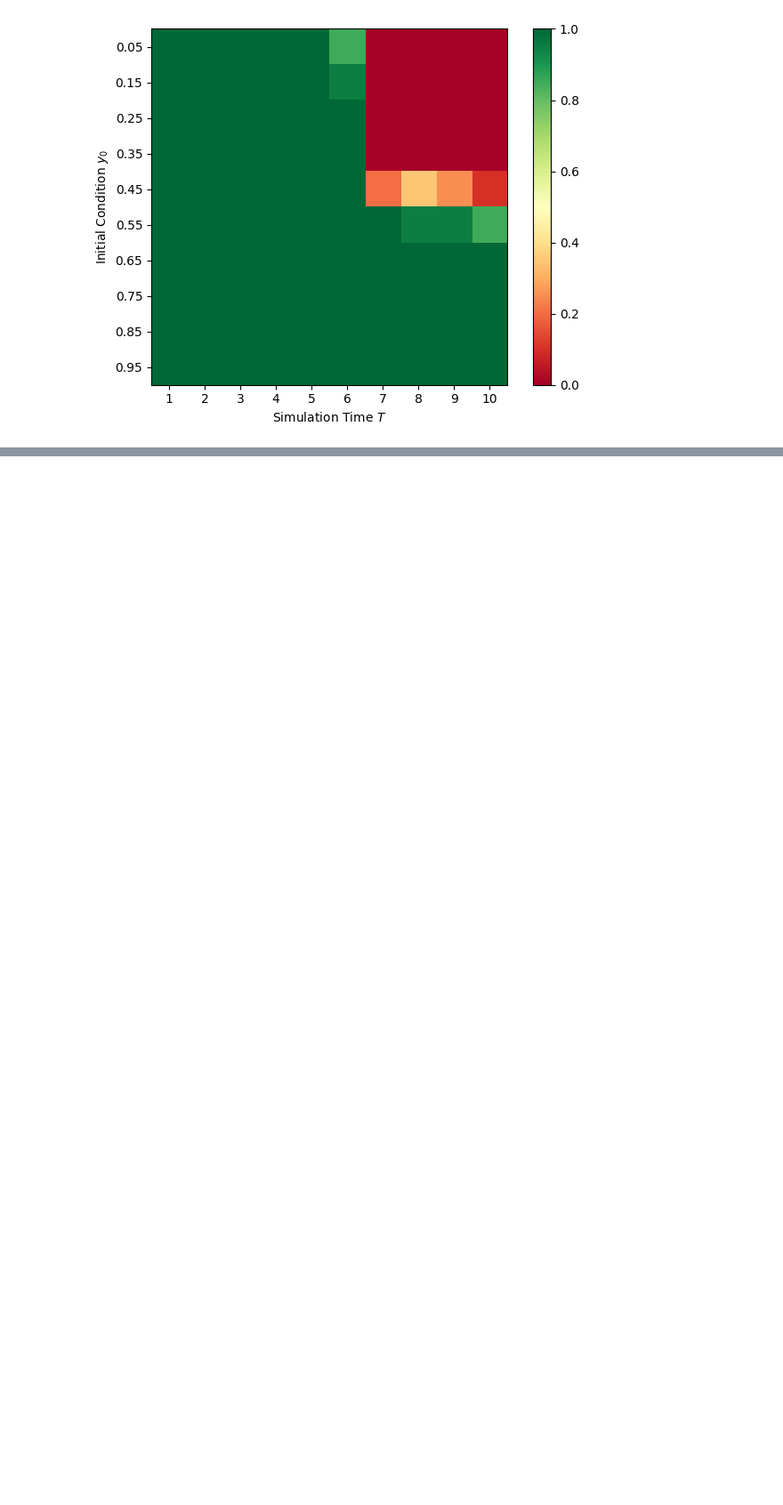
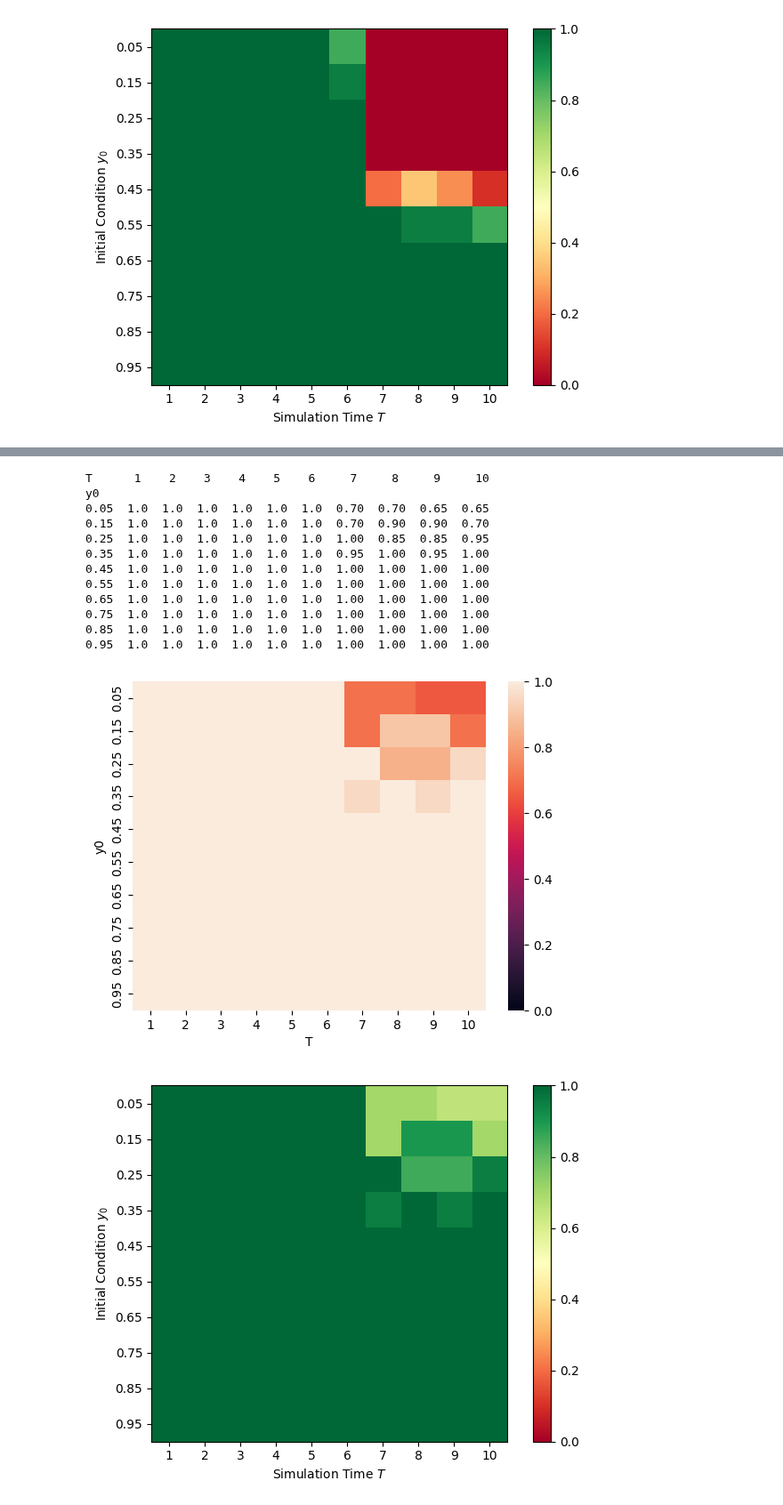
Before and after one commit to losmib/PINNs_fixed_points, a Jupyter notebook: toy_example/results_visualizations.ipynb, the cells around one changed output, grey strips where cells are left out. Shown at 89% size. Cells and saved outputs as stored; diff of their text form; code cells hidden in the pictures; blank space fills up the shorter version.

```diff
--- a/toy_example/results_visualizations.ipynb
+++ b/toy_example/results_visualizations.ipynb
@@ -92 +106,51 @@ for settings in results["T-y0"].unique():
 ValueError: zero-size array to reduction operation fmin which has no identity
+# %%
+import os
+import pandas as pd
+from matplotlib import pyplot as plt
+import seaborn as sns
+
+table_list = []
+for filename in os.listdir("regularized_PINN"):
+    data = pd.read_csv(f"regularized_PINN/{filename}")
+    table_list.append(data)
+
+table = pd.concat(table_list)
+
+table = pd.pivot_table(table, values="loss_successes_percent", index="y0", columns="T")
+table.to_csv("regularized_results_full.csv")
+print(table)
+sns.heatmap(table, vmin=0, vmax=1)
+plt.show()
+
+fig, ax = plt.subplots()
+
+ims = ax.imshow(table, cmap='RdYlGn', vmin=0, vmax=1)
+fig.colorbar(ims)
+
+ax.set_xticks(range(table.shape[1]))
+ax.set_xticklabels(table.columns)
+ax.set_xlabel(r'Simulation Time $T$')
+
+ax.set_yticks(range(table.shape[0]))
+ax.set_yticklabels(table.index)
+ax.set_ylabel(r'Initial Condition $y_0$')
+
+
+plt.tight_layout()
+plt.show()
+# %% [output]
+T      1    2    3    4    5    6     7     8     9     10
+y0
+0.05  1.0  1.0  1.0  1.0  1.0  1.0  0.70  0.70  0.65  0.65
+0.15  1.0  1.0  1.0  1.0  1.0  1.0  0.70  0.90  0.90  0.70
+0.25  1.0  1.0  1.0  1.0  1.0  1.0  1.00  0.85  0.85  0.95
+0.35  1.0  1.0  1.0  1.0  1.0  1.0  0.95  1.00  0.95  1.00
+0.45  1.0  1.0  1.0  1.0  1.0  1.0  1.00  1.00  1.00  1.00
+0.55  1.0  1.0  1.0  1.0  1.0  1.0  1.00  1.00  1.00  1.00
+0.65  1.0  1.0  1.0  1.0  1.0  1.0  1.00  1.00  1.00  1.00
+0.75  1.0  1.0  1.0  1.0  1.0  1.0  1.00  1.00  1.00  1.00
+0.85  1.0  1.0  1.0  1.0  1.0  1.0  1.00  1.00  1.00  1.00
+0.95  1.0  1.0  1.0  1.0  1.0  1.0  1.00  1.00  1.00  1.00
+[figure, added]
+[figure, added]
```
Also changed, not shown: parts of 1 cell of this notebook, 12 other files.
